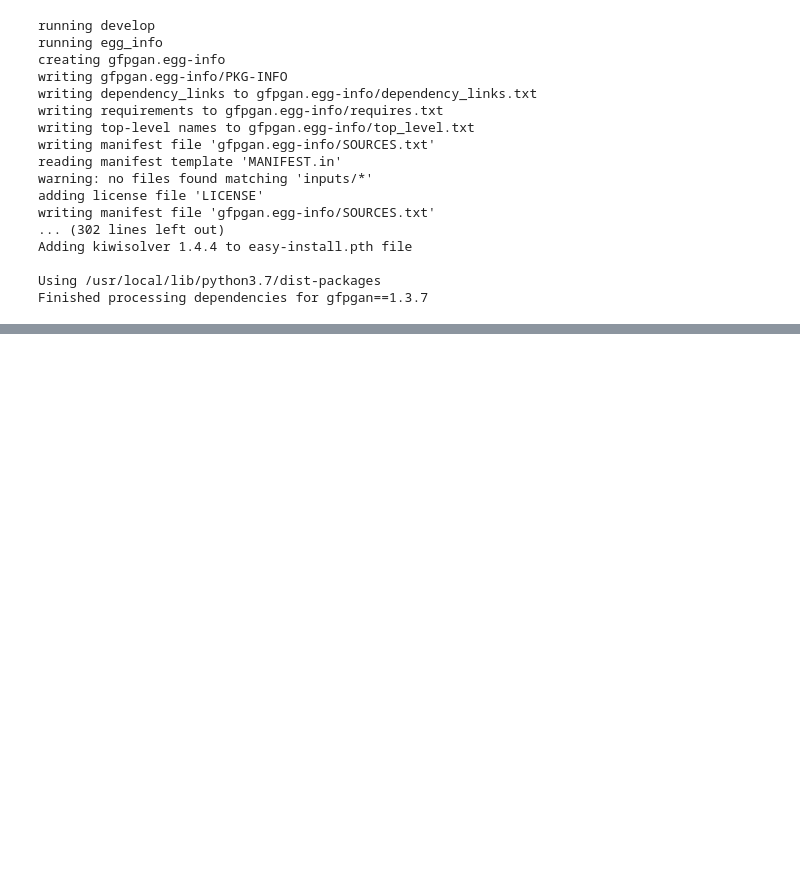
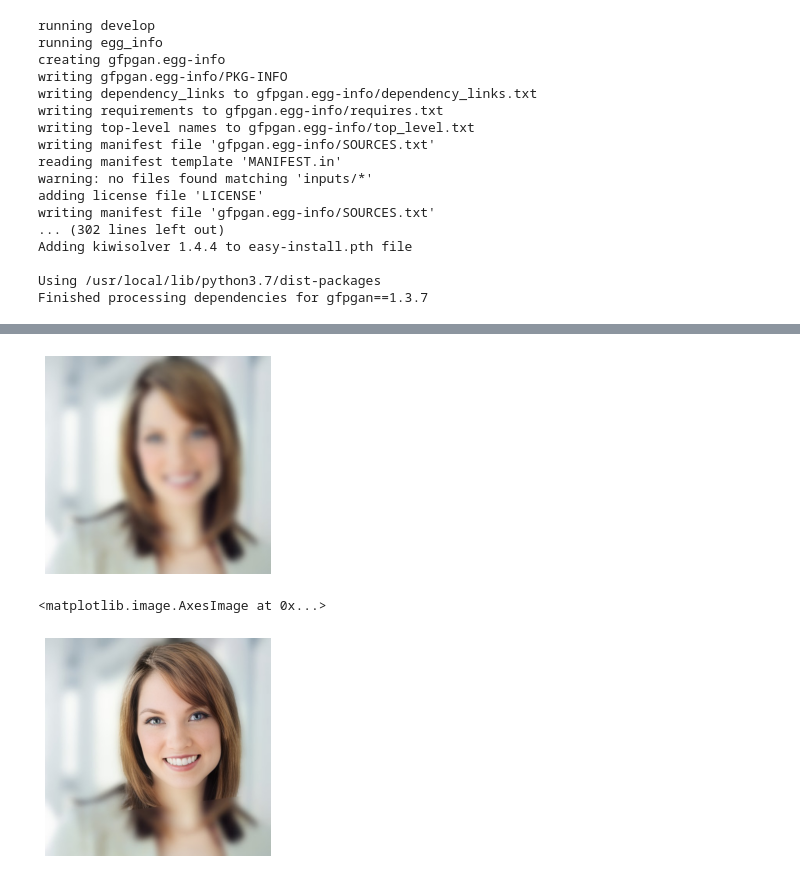
Before and after one commit to AlaaSamirSayed/GANs, a Jupyter notebook: GFPGAN.ipynb, the cells around one changed output, grey strips where cells are left out. Drawn from its saved outputs; the diff is of its cells as text; code cells hidden in the pictures; blank space fills up the shorter version.

```diff
--- a/GFPGAN.ipynb
+++ b/GFPGAN.ipynb
@@ -81 +89,14 @@ Processing images (3).jpg ...
 Results are in the [results] folder.
+# %%
+import matplotlib.pyplot as plt
+blurred_img=plt.imread('/content/GFPGAN/media/front_face.jpg')
+plt.axis('off')
+plt.imshow(blurred_img)
+plt.show()
+restored_img=plt.imread('/content/GFPGAN/results/restored_imgs/front_face.jpg')
+plt.axis('off')
+plt.imshow(restored_img)
+# %% [output]
+[figure, added]
+<matplotlib.image.AxesImage at 0x...>
+[figure, added]
```
Also changed, not shown: parts of 6 cells of this notebook.
